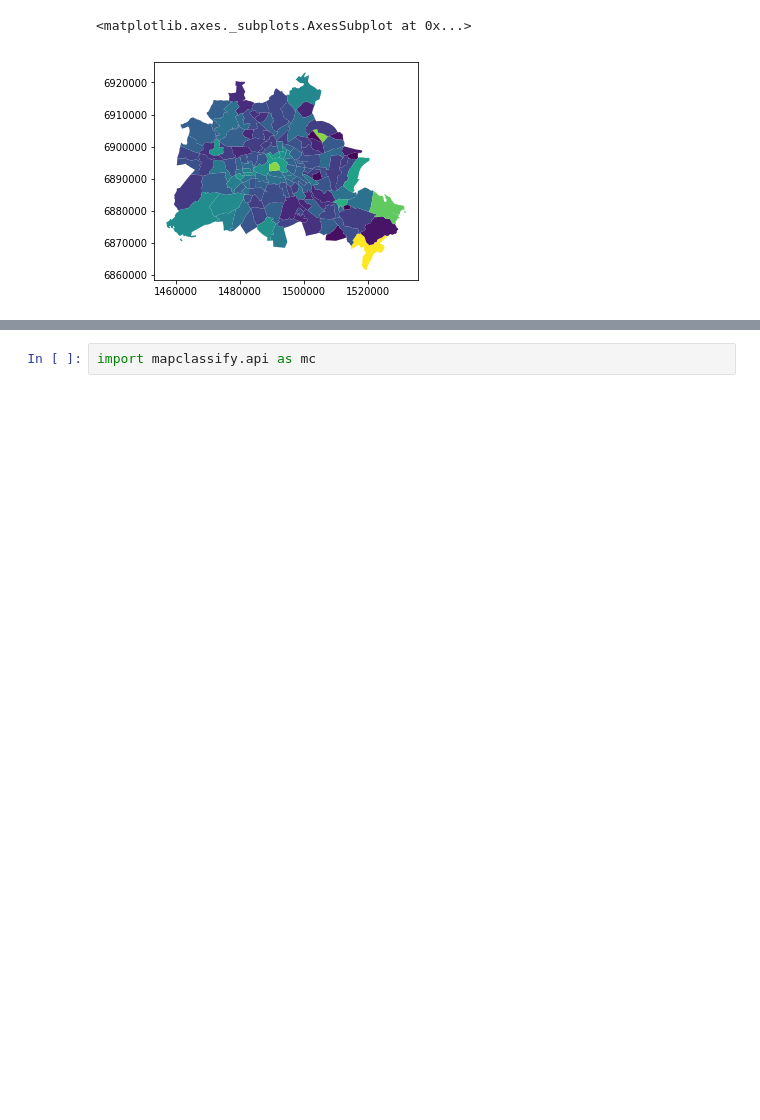
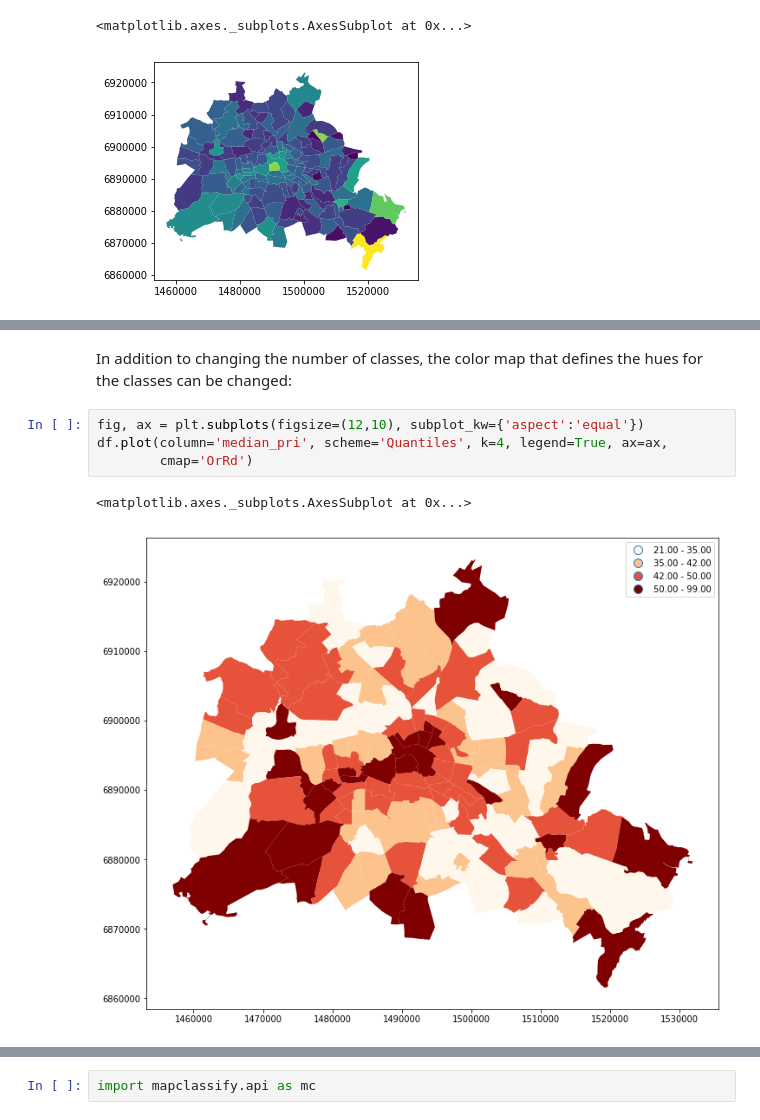
Before and after one commit to ljwolf/geopython, a Jupyter notebook: sds2.ipynb, the cells around one changed output, grey strips where cells are left out. Drawn from its saved outputs; the diff is of its cells as text; blank space fills up the shorter version.

```diff
--- a/sds2.ipynb
+++ b/sds2.ipynb
@@ -69,3 +162,13 @@ df.plot(column='median_pri', scheme='Quantiles', k=4, legend=True, ax=ax)
 # %% [output]
 <matplotlib.axes._subplots.AxesSubplot at 0x...>
 [figure]
+# %% [markdown]
+In addition to changing the number of classes, the color map that defines the
+hues for the classes can be changed:
+# %%
+fig, ax = plt.subplots(figsize=(12,10), subplot_kw={'aspect':'equal'})
+df.plot(column='median_pri', scheme='Quantiles', k=4, legend=True, ax=ax,
+        cmap='OrRd')
+# %% [output]
+<matplotlib.axes._subplots.AxesSubplot at 0x...>
+[figure, added]
```
Also changed, not shown: parts of 91 cells of this notebook, 1 other file.
